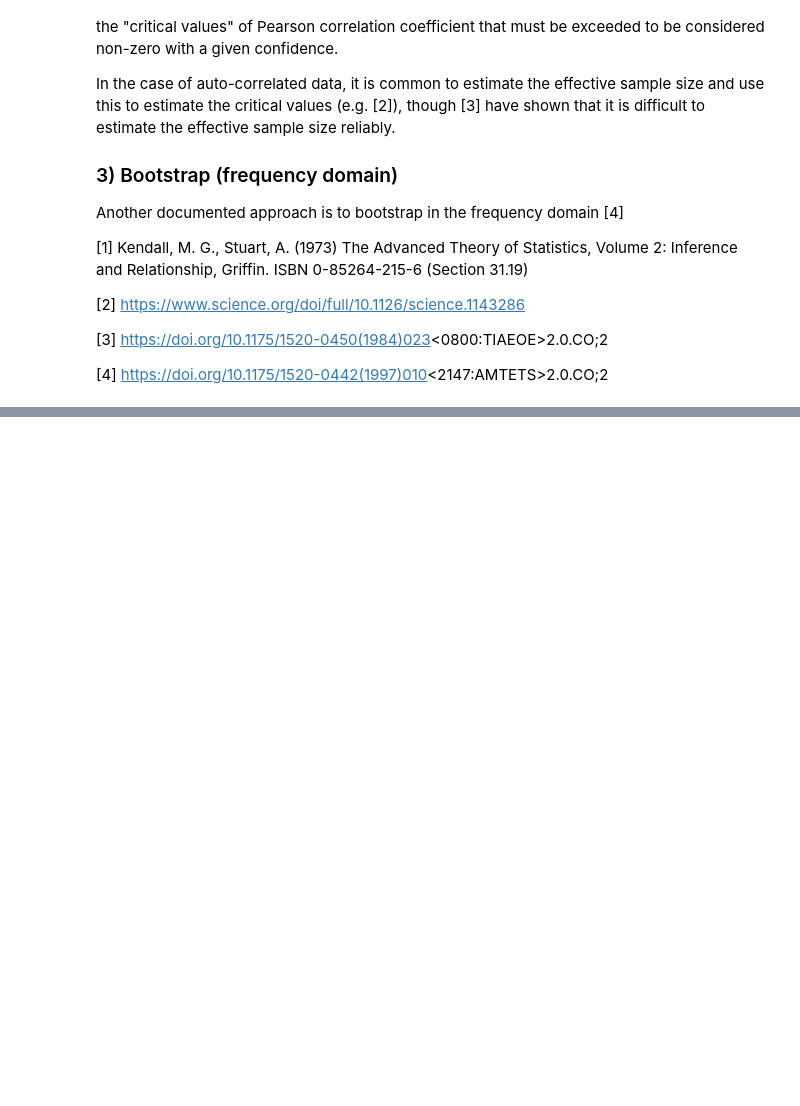
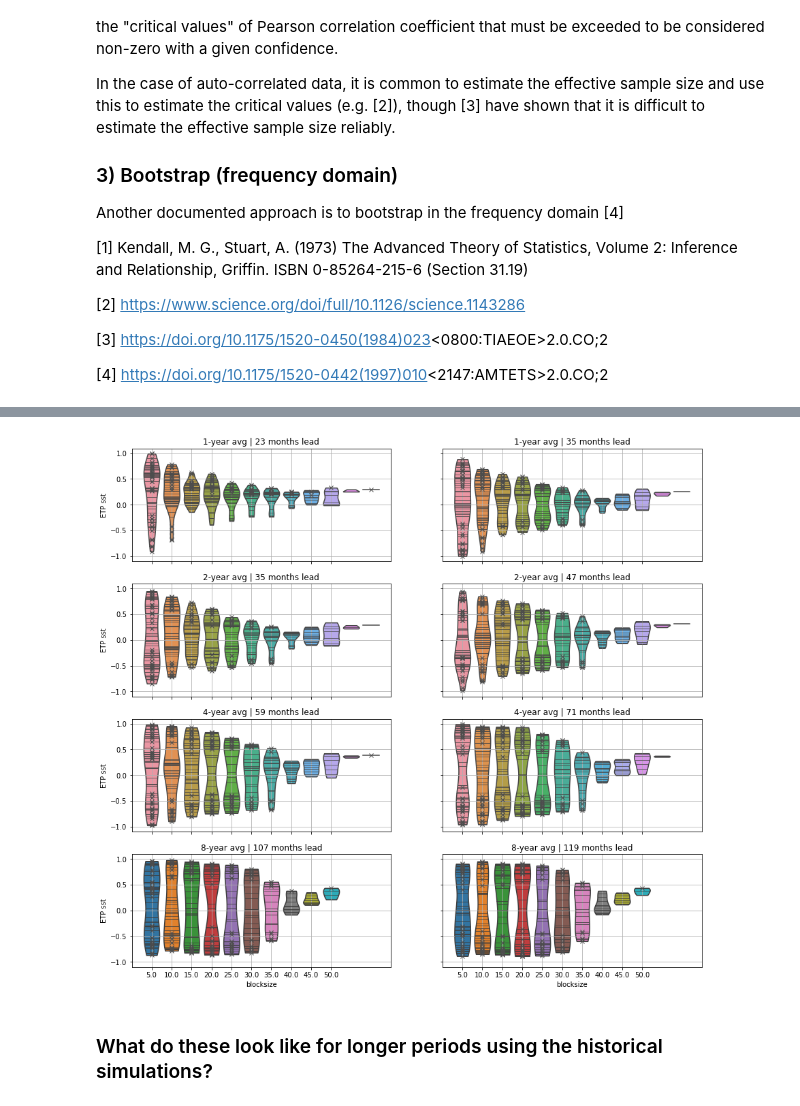
Before and after one commit to dougiesquire/CAFE-f6_documentation, a Jupyter notebook: notebooks/exploratory/Pearson_r_sample_size.ipynb, the cells around one changed output, grey strips where cells are left out. Cells and saved outputs as stored; diff of their text form; code cells hidden in the pictures; blank space fills up the shorter version.

```diff
--- a/notebooks/exploratory/Pearson_r_sample_size.ipynb
+++ b/notebooks/exploratory/Pearson_r_sample_size.ipynb
@@ -88,0 +188,43 @@ had["ETP"] = utils.extract_lon_lat_box(had, ETP_box, weighted_average=True)["sst
+# %%
+n_leads = 2
+
+fig = plt.figure(figsize=(15, 14))
+axs = fig.subplots(len(can), n_leads, sharex=True, sharey=True)
+
+for x, t in enumerate(can.keys()):
+    for y, l in enumerate(range(n_leads)):
+        lead = (int(t[0]) + l) * 12 + 11
+        ax = axs[x, y]
+        a = metric_sample_length_sensitivity(
+            get_lead(can[t], lead),
+            had[t],
+            blocksize=list(range(5, 60, 5)) + [57],
+            metric="rXY",
+        )
+
+        p = sns.violinplot(
+            x="blocksize",
+            y=region_name,
+            data=a,
+            cut=0,
+            inner="stick",
+            scale="width",
+            ax=ax,
+        )
+        ax.plot(
+            a["index"][a[f"{region_name}_signif"]],
+            a[region_name][a[f"{region_name}_signif"]],
+            marker="x",
+            linestyle="none",
+            color=[0.3, 0.3, 0.3],
+        )
+        ax.set_title(f"{t} avg | {lead} months lead")
+        if x != (len(can) - 1):
+            ax.set_xlabel("")
+        if y != 0:
+            ax.set_ylabel("")
+        ax.grid()
+# %% [output]
+[figure, added]
+# %% [markdown]
+### What do these look like for longer periods using the historical simulations?
```
Also changed, not shown: parts of 17 cells of this notebook, 2 other files.
